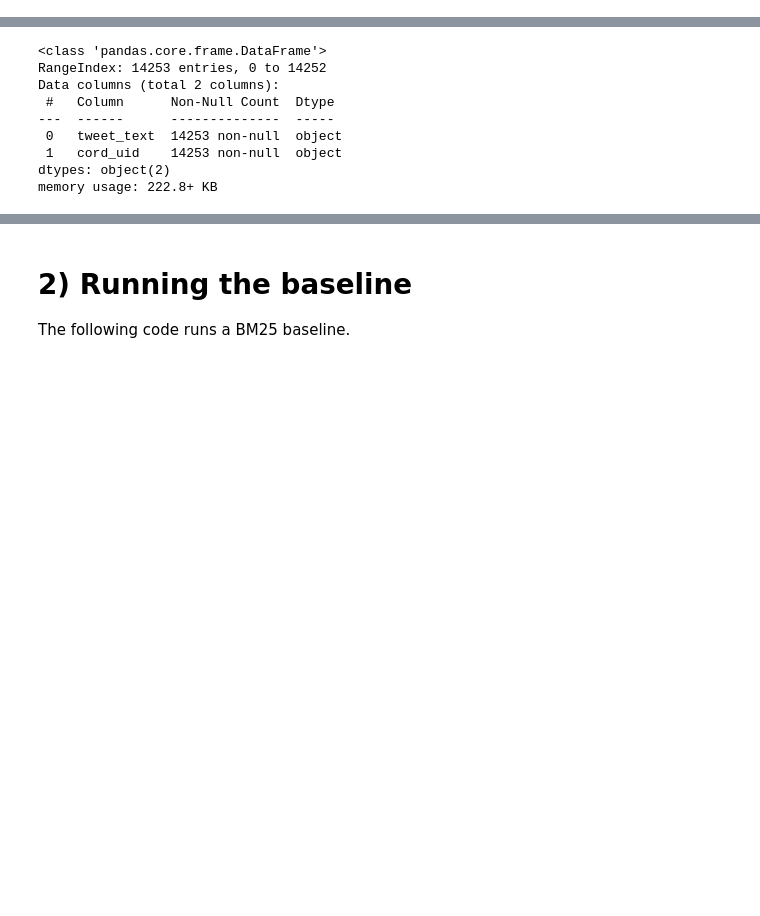
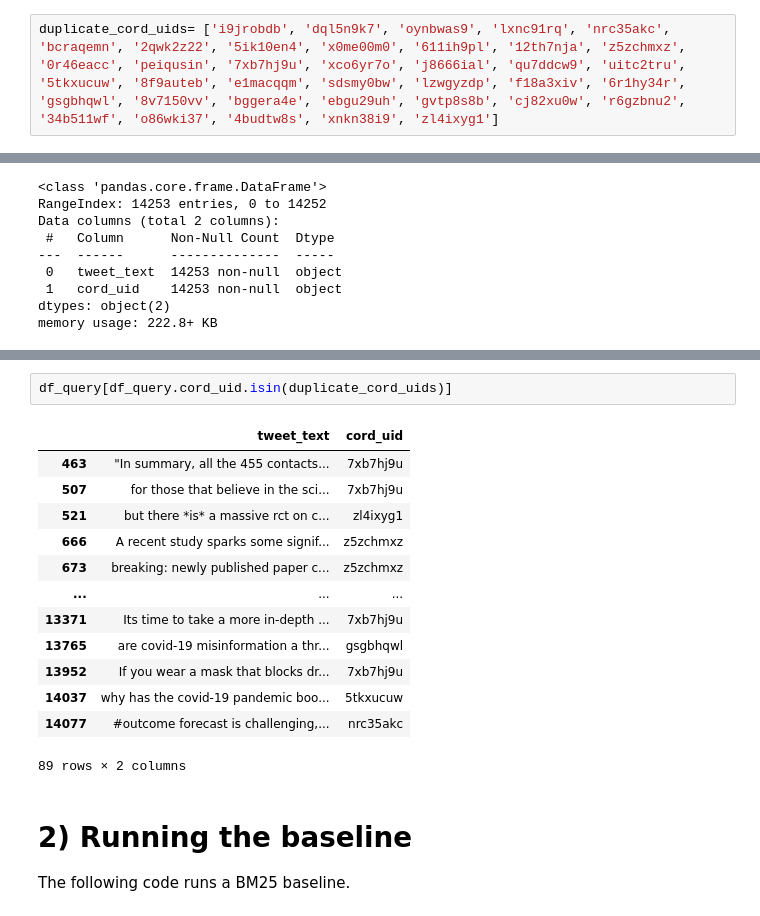
Before and after one commit to eduardo-morales/checkthat_2025, a Jupyter notebook: task4/subtask_4b/getting_started_subtask4b.ipynb, the cells around one changed output, grey strips where cells are left out. Saved outputs shown, nothing was run; the diff lists cells and outputs as text; blank space fills up the shorter version.

```diff
--- a/task4/subtask_4b/getting_started_subtask4b.ipynb
+++ b/task4/subtask_4b/getting_started_subtask4b.ipynb
@@ -61,0 +53,2 @@ df_collection.head()
+# %%
+duplicate_cord_uids= ['i9jrobdb', 'dql5n9k7', 'oynbwas9', 'lxnc91rq', 'nrc35akc', 'bcraqemn', '2qwk2z22', '5ik10en4', 'x0me00m0', '611ih9pl', '12th7nja', 'z5zchmxz', '0r46eacc', 'peiqusin', '7xb7hj9u', 'xco6yr7o', 'j8666ial', 'qu7ddcw9', 'uitc2tru', '5tkxucuw', '8f9auteb', 'e1macqqm', 'sdsmy0bw', 'lzwgyzdp', 'f18a3xiv', '6r1hy34r', 'gsgbhqwl', '8v7150vv', 'bggera4e', 'ebgu29uh', 'gvtp8s8b', 'cj82xu0w', 'r6gzbnu2', '34b511wf', 'o86wki37', '4budtw8s', 'xnkn38i9', 'zl4ixyg1']
@@ -107,3 +117,19 @@ memory usage: 222.8+ KB
+# %%
+df_query[df_query.cord_uid.isin(duplicate_cord_uids)]
+# %% [output]
+|  | tweet_text | cord_uid |
+| 463 | "In summary, all the 455 contacts... | 7xb7hj9u |
+| 507 | for those that believe in the sci... | 7xb7hj9u |
+| 521 | but there *is* a massive rct on c... | zl4ixyg1 |
+| 666 | A recent study sparks some signif... | z5zchmxz |
+| 673 | breaking: newly published paper c... | z5zchmxz |
+| ... | ... | ... |
+| 13371 | Its time to take a more in-depth ... | 7xb7hj9u |
+| 13765 | are covid-19 misinformation a thr... | gsgbhqwl |
+| 13952 | If you wear a mask that blocks dr... | 7xb7hj9u |
+| 14037 | why has the covid-19 pandemic boo... | 5tkxucuw |
+| 14077 | #outcome forecast is challenging,... | nrc35akc |
+89 rows × 2 columns
 # %% [markdown]
 # 2) Running the baseline
 The following code runs a BM25 baseline.
```
Also changed, not shown: parts of 4 cells of this notebook, 1 other file.
